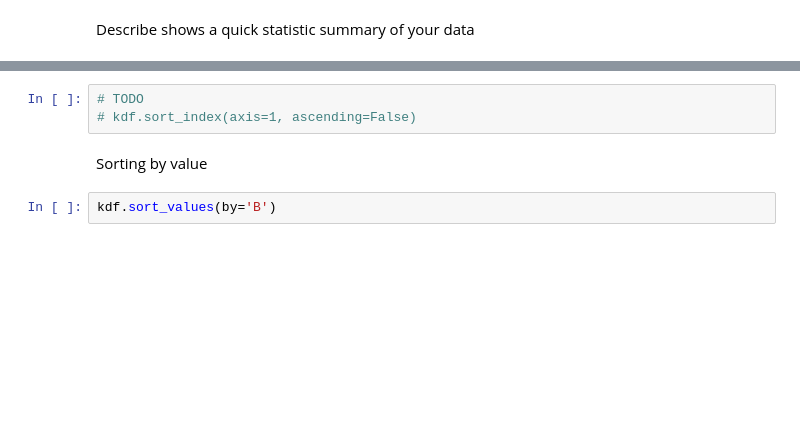
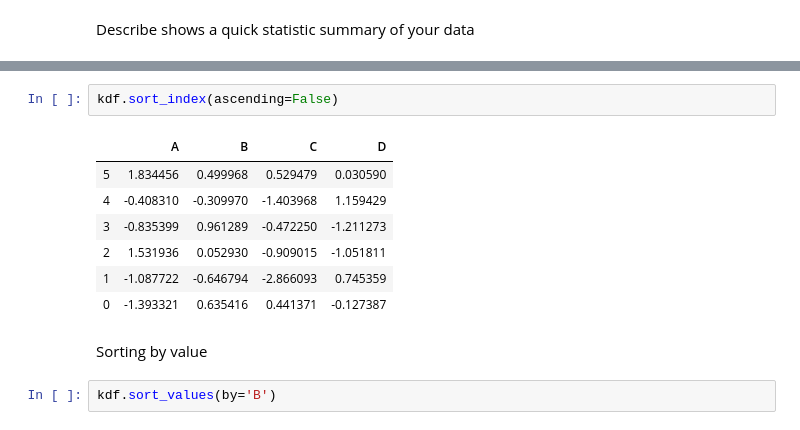
Before and after one commit to databricks/koalas, a Jupyter notebook: docs/10-minutes-to-Koalas.ipynb, the cells around one changed output, grey strips where cells are left out. Cells and saved outputs as stored; diff of their text form; blank space fills up the shorter version.

```diff
--- a/doc/10-minutes-to-Koalas.ipynb
+++ b/docs/10-minutes-to-Koalas.ipynb
@@ -189,6 +200,13 @@ Sorting by an axis
 # %%
-# TODO
-# kdf.sort_index(axis=1, ascending=False)
+kdf.sort_index(ascending=False)
+# %% [output]
+|  | A | B | C | D |
+| 5 | 1.834456 | 0.499968 | 0.529479 | 0.030590 |
+| 4 | -0.408310 | -0.309970 | -1.403968 | 1.159429 |
+| 3 | -0.835399 | 0.961289 | -0.472250 | -1.211273 |
+| 2 | 1.531936 | 0.052930 | -0.909015 | -1.051811 |
+| 1 | -1.087722 | -0.646794 | -2.866093 | 0.745359 |
+| 0 | -1.393321 | 0.635416 | 0.441371 | -0.127387 |
 # %% [markdown]
 Sorting by value
 # %%
```
Also changed, not shown: parts of 37 cells of this notebook, 2 other files.
